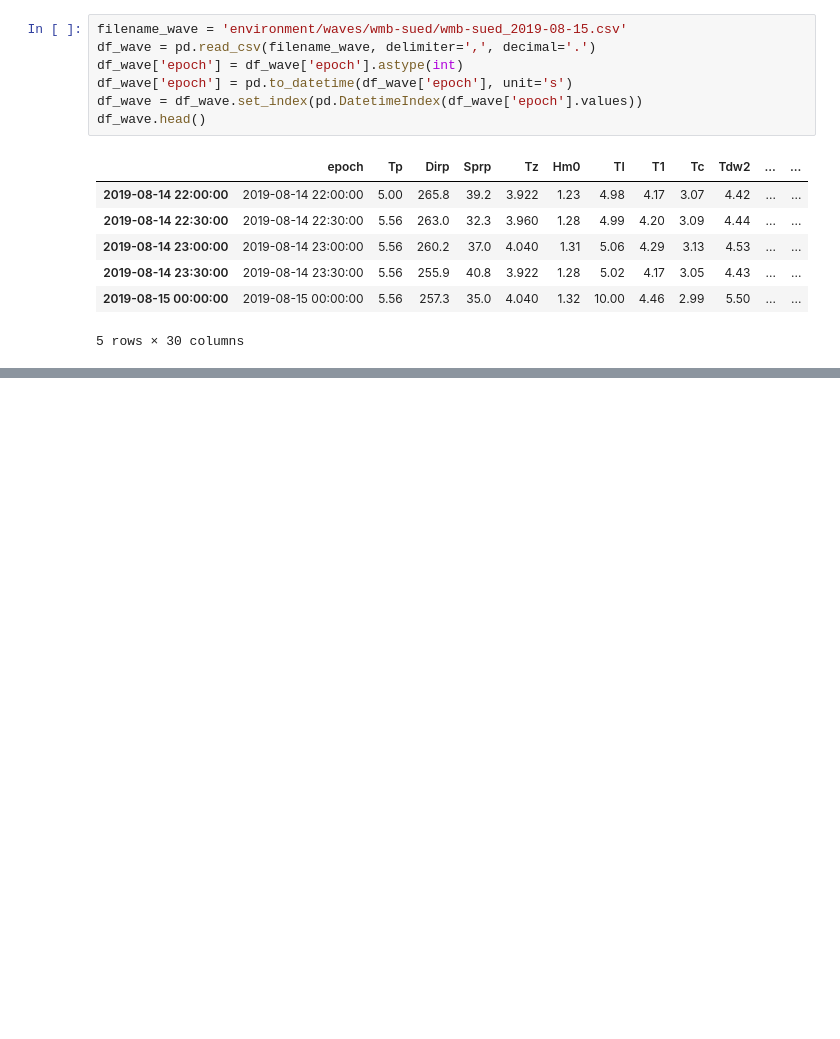
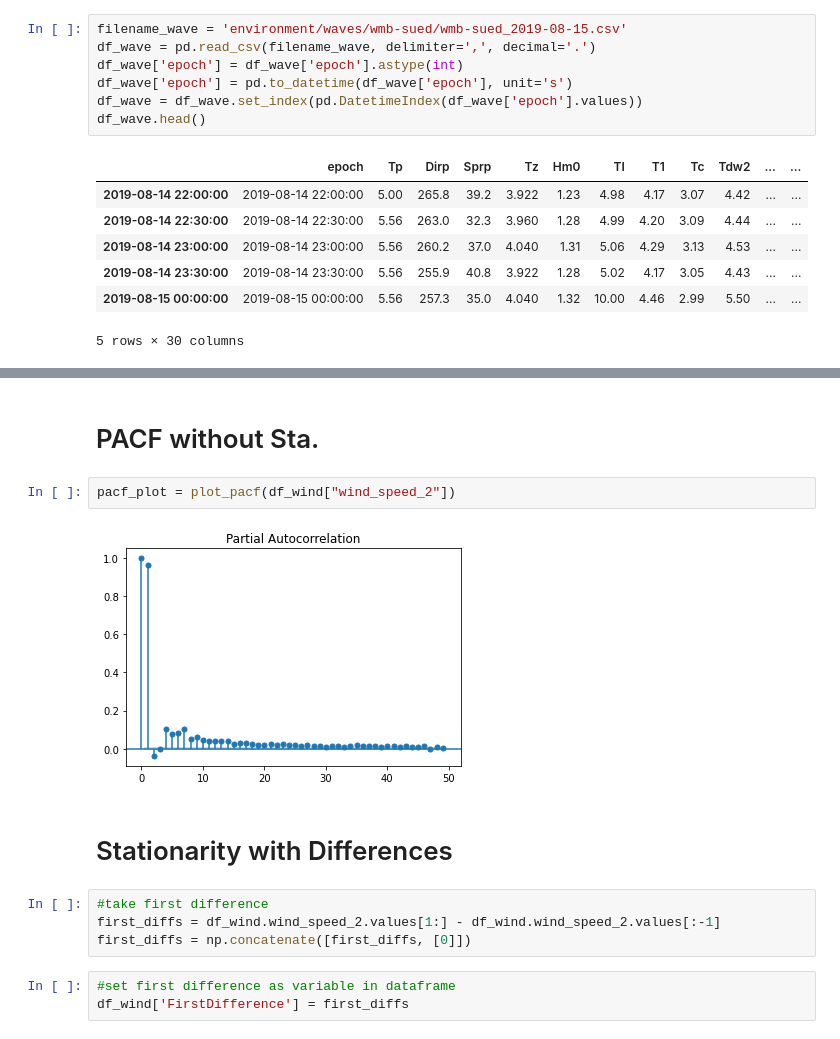
Before and after one commit to k323r/mythicwind, a Jupyter notebook: notebooks/environment.ipynb, the cells around one changed output, grey strips where cells are left out. Cells and saved outputs as stored; diff of their text form; blank space fills up the shorter version.

```diff
--- a/notebooks/environment.ipynb
+++ b/notebooks/environment.ipynb
@@ -100,0 +126,15 @@ Wave Direction original H2
+# %% [markdown]
+# PACF without Sta.
+# %%
+pacf_plot = plot_pacf(df_wind["wind_speed_2"])
+# %% [output]
+[figure, added]
+# %% [markdown]
+# Stationarity with Differences
+# %%
+#take first difference
+first_diffs = df_wind.wind_speed_2.values[1:] - df_wind.wind_speed_2.values[:-1]
+first_diffs = np.concatenate([first_diffs, [0]])
+# %%
+#set first difference as variable in dataframe
+df_wind['FirstDifference'] = first_diffs
```
Also changed, not shown: parts of 14 cells of this notebook, 1 other file.
